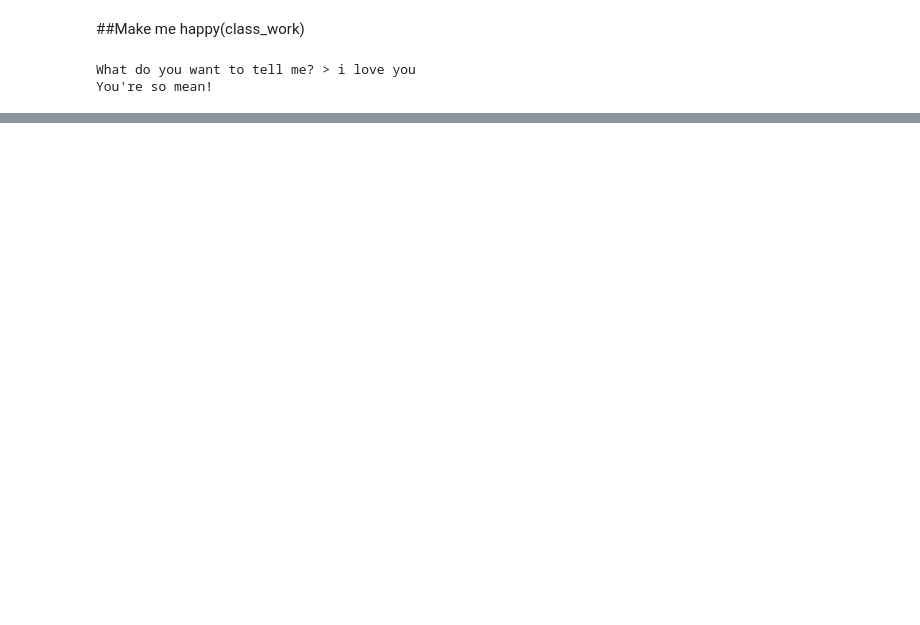
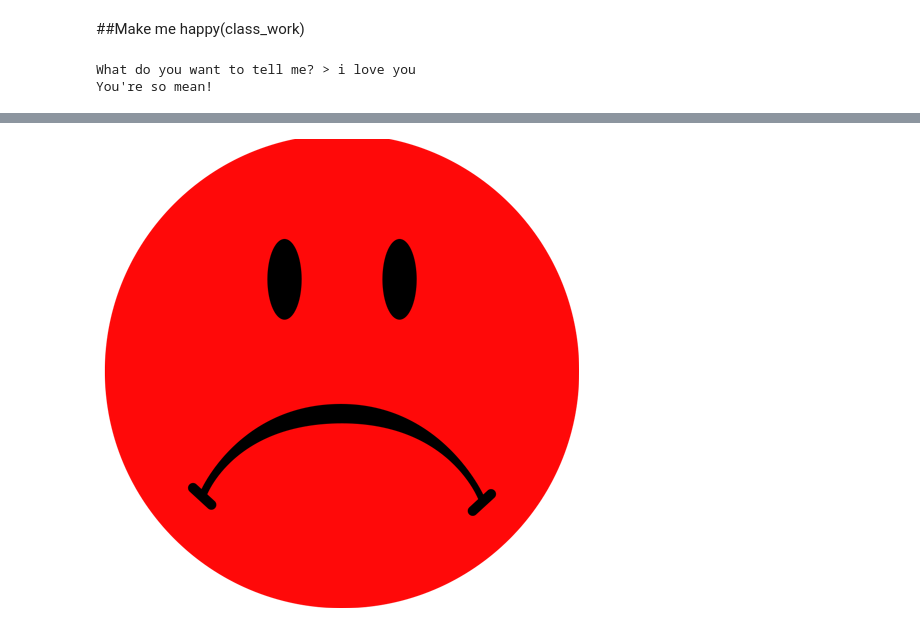
Before and after one commit to obizoba/BIZI, a Jupyter notebook: Make_me_happy.ipynb, the cells around one changed output, grey strips where cells are left out. Drawn from its saved outputs; the diff is of its cells as text; code cells hidden in the pictures; blank space fills up the shorter version.

```diff
--- a/Make_me_happy.ipynb
+++ b/Make_me_happy.ipynb
@@ -36,0 +43,6 @@ You're so mean!
+# %%
+from PIL import Image
+img = Image.open(f"sadface.png")
+img
+# %% [output]
+[figure, added]
```
Also changed, not shown: parts of 1 cell of this notebook.
